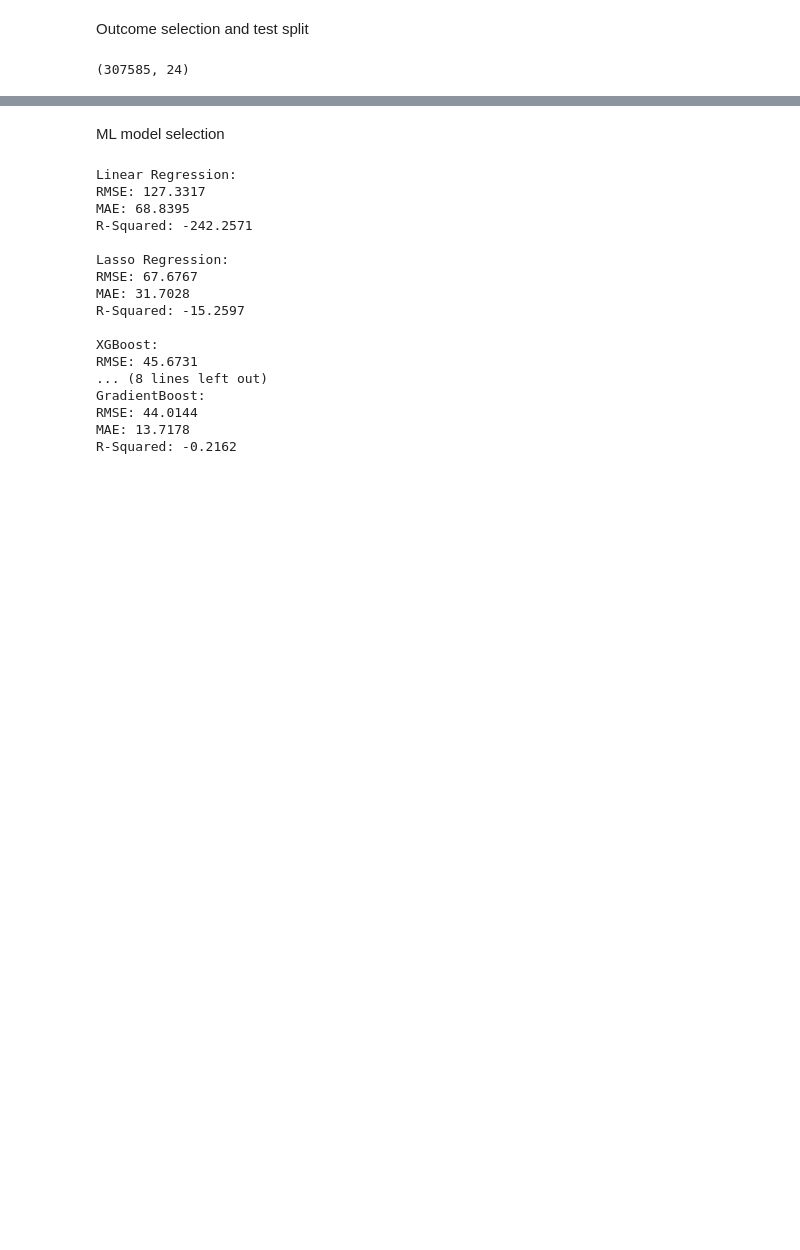
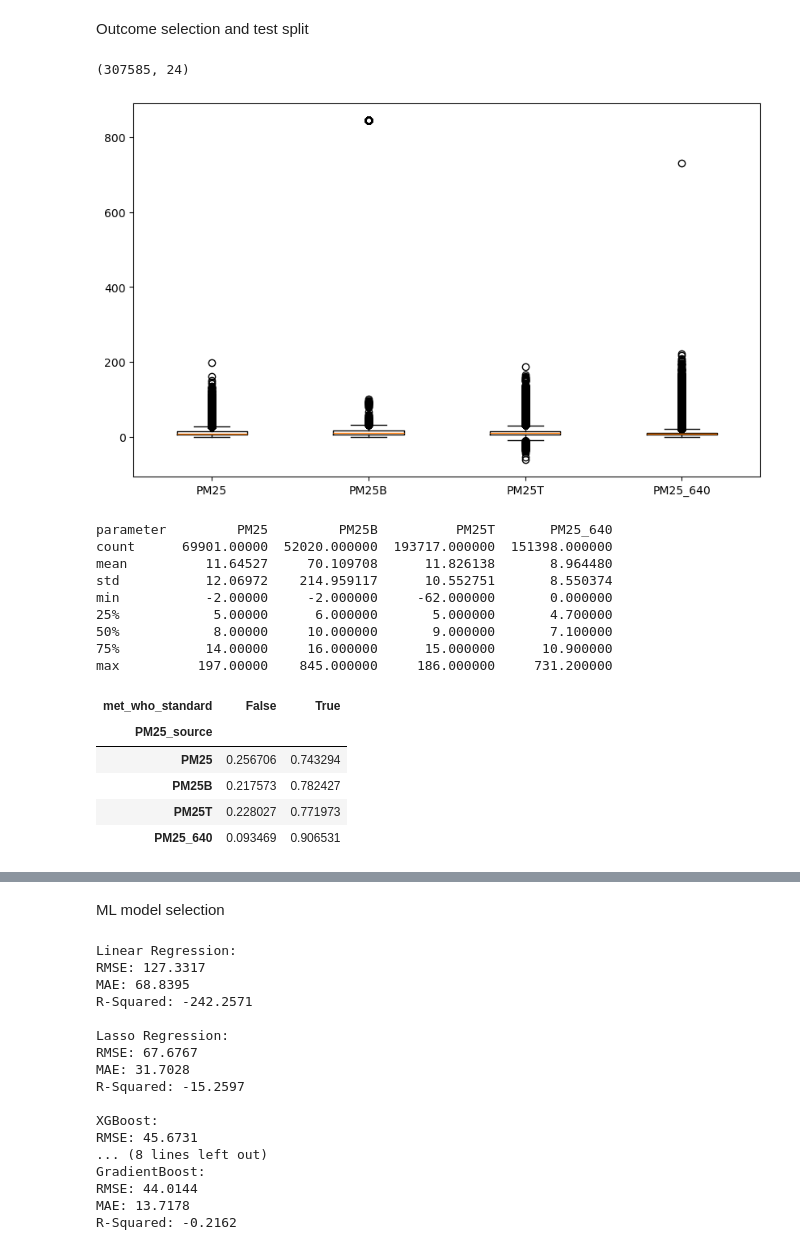
Before and after one commit to niikpakpobrown/90803-Air-Quality-Project, a Jupyter notebook: initial_work/aq_models_validation.ipynb, the cells around one changed output, grey strips where cells are left out. Saved outputs shown, nothing was run; the diff lists cells and outputs as text; code cells hidden in the pictures; blank space fills up the shorter version.

```diff
--- a/initial_work/aq_models_validation.ipynb
+++ b/initial_work/aq_models_validation.ipynb
@@ -52,6 +52,7 @@ hourly_feat['datetime_est'] = pd.to_datetime(hourly_feat['datetime_est'])
 hourly_feat['year'] = hourly_feat['datetime_est'].dt.year
 hourly_feat['month'] = hourly_feat['datetime_est'].dt.month
 hourly_feat['day'] = hourly_feat['datetime_est'].dt.day
+hourly_feat['date'] = hourly_feat['datetime_est'].dt.date
 hourly_feat['month_day'] = hourly_feat['datetime_est'].dt.strftime('%m-%d')
 hourly_feat['hour'] = hourly_feat['datetime_est'].dt.hour
 hourly_feat['weekday'] = hourly_feat['datetime_est'].dt.day_name()
@@ -157,6 +158,15 @@ pm25_labels = ['PM25', 'PM25B', 'PM25T', 'PM25_640']
 hourly_feat2['PM25_coalesced'] = hourly_feat2[pm25_labels].bfill(axis=1).iloc[:, 0]
 # which column did we use to source the coalesced?
 hourly_feat2['PM25_source'] = hourly_feat2[pm25_labels].apply(lambda row: row.first_valid_index(), axis=1)
+
+# We also calculate a 'meet standard' label for the
+epa_guideline = 35
+who_guideline = 15
+#hourly_feat2['met_who_standard'] = hourly_feat2['PM25_coalesced'] < who_guideline
+# need to calculate daily rates
+daily_avg = hourly_feat2.dropna(subset=['PM25_coalesced']).groupby([hourly_feat2['datetime_est'].dt.date, 'site']
+)['PM25_coalesced'].transform('mean')
+hourly_feat2['met_who_standard'] = daily_avg < who_guideline
 
 # Drop NAs rows from outcome, since we don't want to impute outcomes
 hourly_feat2.dropna(subset=[outcome], inplace=True)
@@ -188,6 +198,7 @@ hourly_feat2 = hourly_feat2.dropna(subset=['SONICWD'])
 # Select features and label for model
 X = hourly_feat2[pm25_feats]
 y = hourly_feat2[outcome]
+y_bin = hourly_feat2['met_who_standard']
 
 # How much NA in rows do we have left after subsetting to features? These will be imputed
 null_in_rows = X[X.isnull().any(axis=1)]
@@ -195,5 +206,36 @@ print(null_in_rows.shape)
 
 # Split out test set
 X_train, X_test, y_train, y_test = train_test_split(X, y, random_state=100)
+X_train_bin, X_test_bin, y_train_bin, y_test_bin = train_test_split(X, y_bin, random_state=100)
 # %% [output]
 (307585, 24)
+# %%
+#fig, ax = plt.subplots(figsize=(10, 6))
+#for label in pm25_labels:
+#    ax.plot(hourly_feat2[label], label=label)
+
+fig, ax = plt.subplots(figsize=(10, 6))
+ax.boxplot([hourly_feat2[label].dropna() for label in pm25_labels], tick_labels=pm25_labels)
+plt.show()
+
+print(hourly_feat2[pm25_labels].describe(percentiles=[0.25, 0.75]))
+
+pd.crosstab(hourly_feat2['PM25_source'], hourly_feat2['met_who_standard'])
+pd.crosstab(hourly_feat2['PM25_source'], hourly_feat2['met_who_standard'], normalize='index')
+# %% [output]
+[figure, added]
+parameter         PM25         PM25B          PM25T       PM25_640
+count      69901.00000  52020.000000  193717.000000  151398.000000
+mean          11.64527     70.109708      11.826138       8.964480
+std           12.06972    214.959117      10.552751       8.550374
+min           -2.00000     -2.000000     -62.000000       0.000000
+25%            5.00000      6.000000       5.000000       4.700000
+50%            8.00000     10.000000       9.000000       7.100000
+75%           14.00000     16.000000      15.000000      10.900000
+max          197.00000    845.000000     186.000000     731.200000
+| met_who_standard | False | True |
+| PM25_source |  |  |
+| PM25 | 0.256706 | 0.743294 |
+| PM25B | 0.217573 | 0.782427 |
+| PM25T | 0.228027 | 0.771973 |
+| PM25_640 | 0.093469 | 0.906531 |
```
Also changed, not shown: parts of 4 cells of this notebook.
